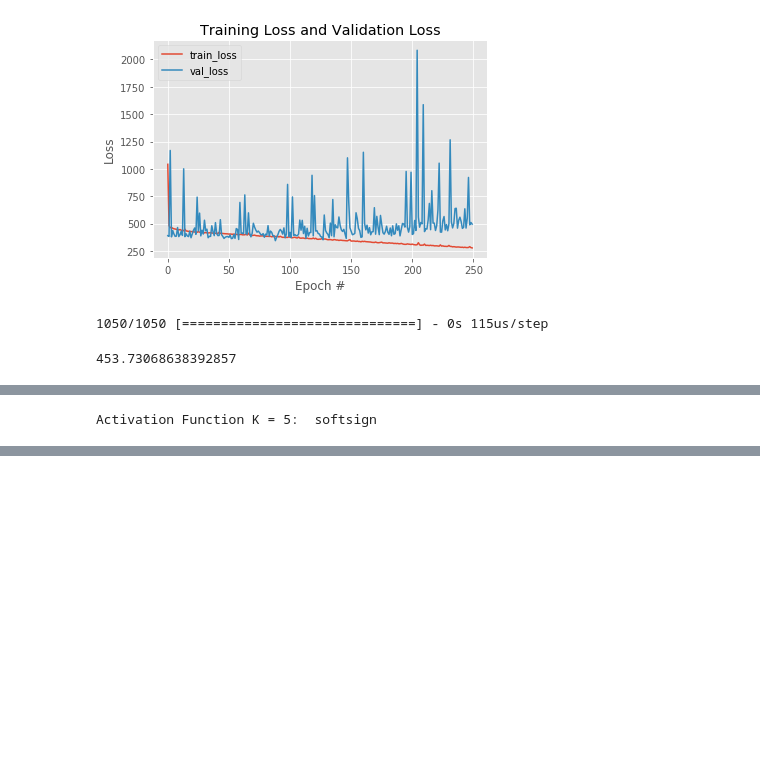
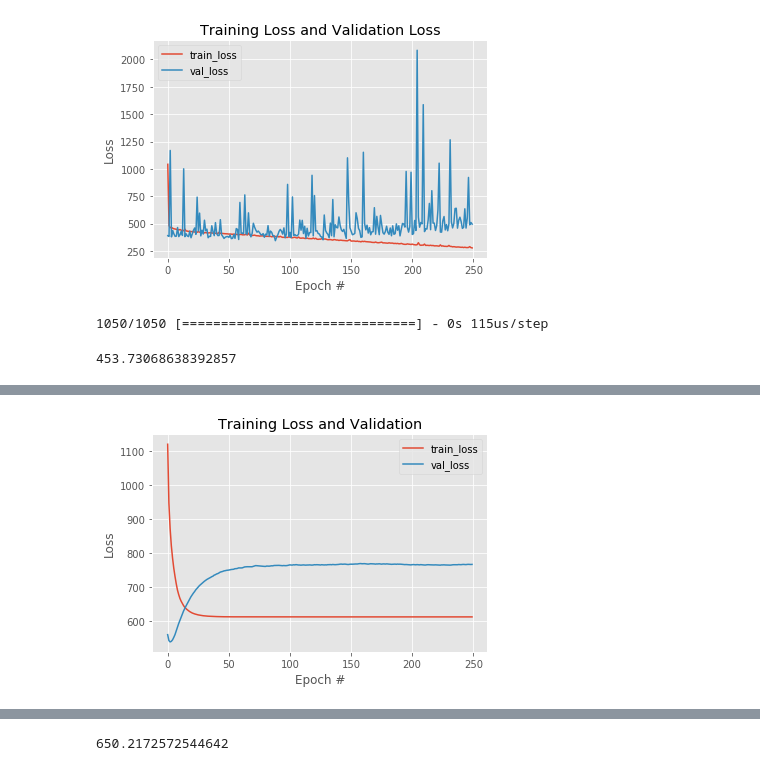
Before and after one commit to fchacon20/ANN, a Jupyter notebook: Tarea1/Felipe/Tarea 1, Parte 3.ipynb, the cells around one changed output, grey strips where cells are left out. Saved outputs shown, nothing was run; the diff lists cells and outputs as text; code cells hidden in the pictures; blank space fills up the shorter version.

```diff
--- a/Tarea1/Felipe/Tarea 1, Parte 3.ipynb
+++ b/Tarea1/Felipe/Tarea 1, Parte 3.ipynb
@@ -957,4 +769,29 @@ indexModel = all_mse_cv.index(min(all_mse_cv))
-# %%
-print("Activation Function K = 5: ",  activations[indexModel])
-# %% [output]
-Activation Function K = 5:  softsign
+# %%
+x_train = genFeatTrain_scaled
+x_val = genFeatVal_scaled
+
+model = Sequential()
+model.add(Dense(64, input_dim=x_train.shape[1], kernel_initializer='glorot_uniform',activation='sigmoid'))
+model.add(Dense(64, kernel_initializer='glorot_uniform',activation='sigmoid'))
+model.add(Dense(64,  kernel_initializer='glorot_uniform',activation='sigmoid'))
+model.add(Dense(64, kernel_initializer='glorot_uniform',activation='sigmoid'))
+model.add(Dense(64, kernel_initializer='glorot_uniform',activation='sigmoid'))
+model.add(Dense(1, kernel_initializer='glorot_uniform',activation='linear'))
+optimizer = Adagrad(lr=0.01)
+model.compile(optimizer=optimizer,loss='mean_squared_error')
+
+model.fit(x_train, ageClassTrain, epochs=250, verbose=0, validation_data=(x_val, ageClassVal))
+
+plt.style.use("ggplot")
+plt.figure()
+plt.plot(np.arange(0, 250), model.history.history["loss"], label="train_loss")
+plt.plot(np.arange(0, 250), model.history.history["val_loss"], label="val_loss")
+plt.title("Training Loss and Validation")
+plt.xlabel("Epoch #")
+plt.ylabel("Loss")
+plt.legend()
+plt.show()
+
+model.evaluate(genFeatTest_scaled, ageClassTest)
+# %% [output]
+[figure, added]
@@ -960,0 +799 @@ Activation Function K = 5:  softsign
+650.2172572544642
```
Also changed, not shown: parts of 21 cells of this notebook, 4 other files.
